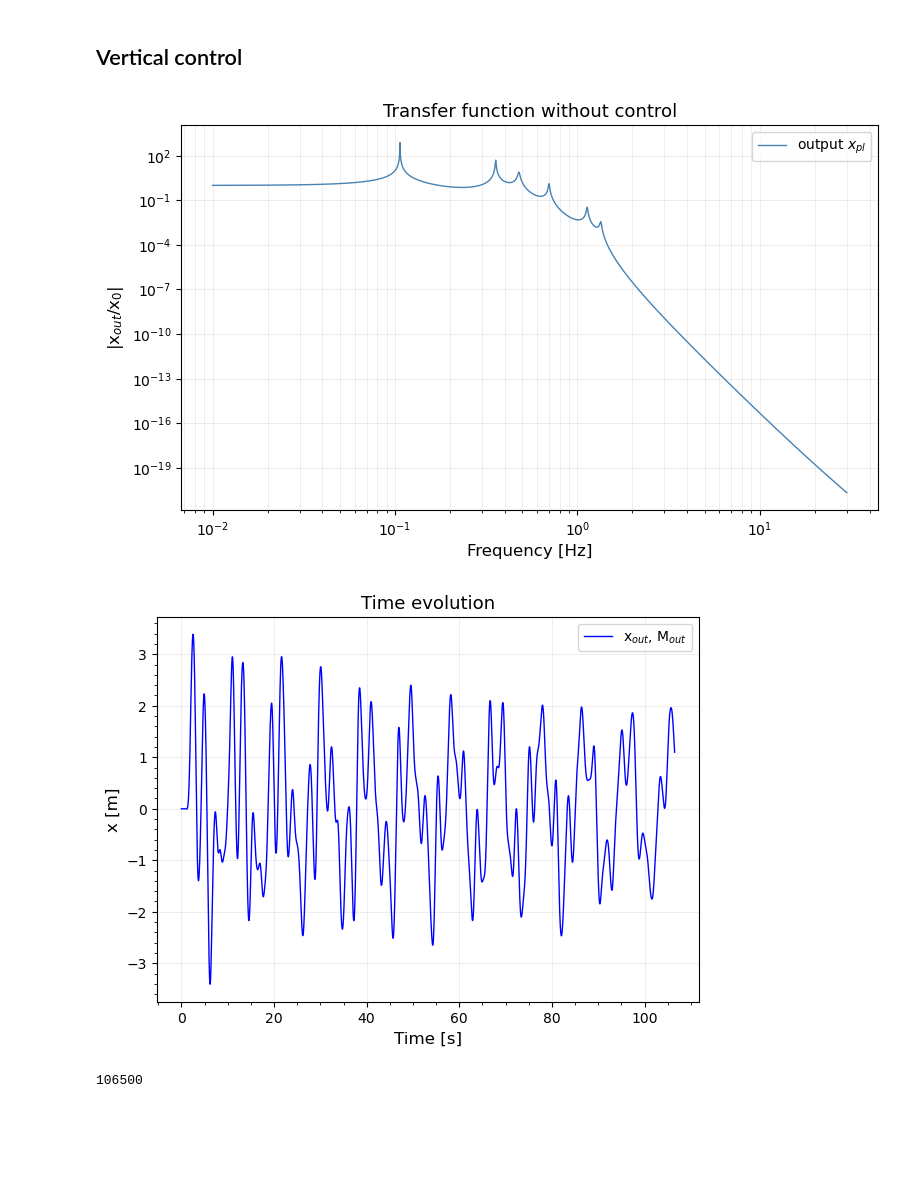
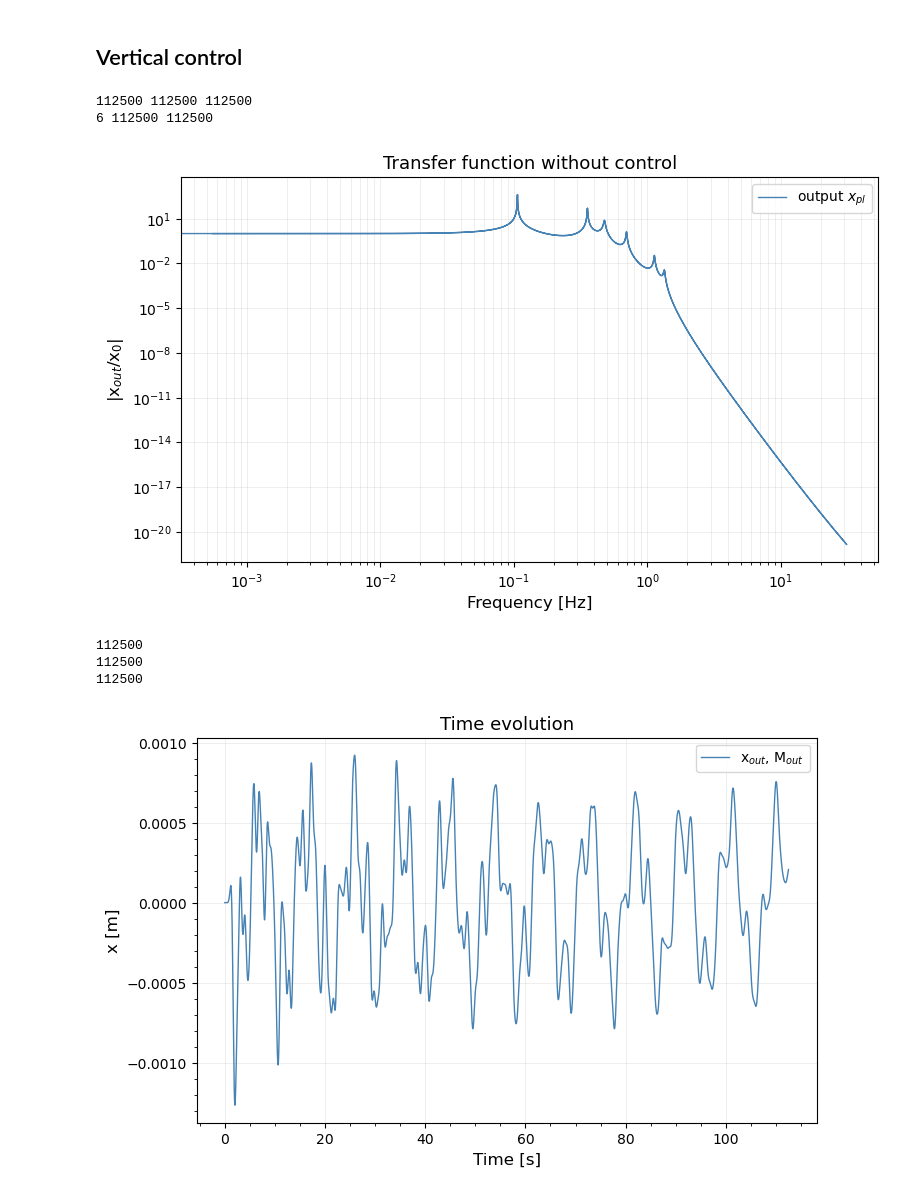
Before and after one commit to letiziapa/sa_v, a Jupyter notebook: first_trial.ipynb, the cells around one changed output. Saved outputs shown, nothing was run; the diff lists cells and outputs as text; code cells hidden in the pictures; blank space fills up the shorter version.

```diff
--- a/first_trial.ipynb
+++ b/first_trial.ipynb
@@ -94,2 +72,2 @@ units: um
 # %%
-seism.size
+seism = seism*1e-6
@@ -98,14 +74,10 @@ seism.size
 # %%
-# f = h5py.File['SR/V1:ENV_CEB_SEIS_V_dec']
-# seism = f['SR/V1:ENV_CEB_SEIS_V_dec'][:] #seismic data
-#seism = seism[2000:]  #remove the first 2000 samples?
-
 #constants
 nperseg = 2 ** 16 #samples per segment (useful for the PSD)
 T = 1800 #signal duration in seconds
 #T = 1768  #signal duration when first 2000 samples are removed
 # dt = 1/62.5 #sampling frequency
-t = np.linspace(0, T, len(seism)) #time vector
-
+#t = np.linspace(0, T, len(seism)) #time vector
+t = np.arange(0, T, 1/62.5)  # time vector based on the duration and sampling frequency
 #parameters from noControl.py to be used in the time evolution
 dt = 1e-3 #time step
@@ -138,12 +88,10 @@ plt.show()
 # b, a = signal.butter(order, Wn=high, btype='lowpass', output='ba', fs=62.5)
 # data_filtered = signal.filtfilt(b, a, seism[2000:])
 # %%
-seism = seism[2000:]
-f0_data = f0_data[2000:]
+ftransform = np.fft.fft(seism)
 
-ftransform = np.fft.fft(f0_data)
-
-frequencies = np.fft.fftfreq(len(f0_data), d = 1/62.5)
+frequencies = np.fft.fftfreq(len(seism), d = 1/62.5)
+half = len(frequencies) // 2 #half the length of the frequencies array
 
 X_f = np.zeros_like(ftransform, dtype=complex) #create an array of zeros with the same shape as V
 nonzero = frequencies != 0 #boolean mask: true if freq is not zero
@@ -159,5 +107,5 @@ At = np.fft.ifft(acc)
 
 #calculate the PSDs to plot the velocity and acceleration spectra
 fAcc, psdAcc = signal.welch(At.real, fs =62.5, window='hann', nperseg=nperseg)
-fVel, psdVel = signal.welch(f0_data, fs =62.5, window='hann', nperseg=nperseg)
+fVel, psdVel = signal.welch(seism, fs =62.5, window='hann', nperseg=nperseg)
 fZ, psdZ = signal.welch(zt.real, fs =62.5, window='hann', nperseg=nperseg)
@@ -300,8 +241,7 @@ def evolution(evol_method, Nt_step, dt, physical_params, signal_params,
             np.array(v5), np.array(v6), np.array(x1), np.array(x2),
             np.array(x3), np.array(x4), np.array(x5), np.array(x6))
 # %%
-Nt_step = At.size  # temporal steps
-dt = 1e-3
+Nt_step = 112500 # temporal steps
 
 # Parameters of the system
 gamma = [5, 5, 5, 5, 5]  # viscous friction coeff [kg/m*s]
@@ -310,10 +250,14 @@ K = [700, 1500, 3300, 1500, 3400, 564]  # spring constant [N/m]
 
 F = force_function
 
-#freq = np.loadtxt('freq.txt', unpack=True)
-#freq = np.arange(1e-2,1e1,0.0003)
-freq = np.linspace(1e-2, 3e1, 106500)
-wn = 2*np.pi*freq
+wn = 2*np.pi*frequencies
+tmax = Nt_step * dt
+tt_sim = np.arange(0, tmax, dt)
+
+# Interpolation
+interp_acc = interp1d(t, At, kind='linear', bounds_error=False, fill_value=0.0)
+At_interp = interp_acc(tt_sim)
+print(len(At),len(At_interp), len(tt_sim))
 
 #print(freq[7]-freq[6])   #0.0030517578125 Hz
 # Simulation
@@ -327,9 +271,15 @@ tt, v1, v2, v3, v4, v5, v6, x1, x2, x3, x4, x5, x6 = (
                         F, file_name = None))
 
 Tf, poles = TransferFunc(wn, *M, *K, *gamma)
+x6_interp = interp1d(tt_sim, x6, kind='linear', bounds_error=False, fill_value=0.0)(t)
+v6_interp = interp1d(tt_sim, v6, kind='linear', bounds_error=False, fill_value=0.0)(t)
 # Compute the magnitude of the transfer function
 #(modulus squared) square rooted
 H = (np.real(Tf) ** 2 + np.imag(Tf) ** 2) ** (1 / 2)
+print(len(Tf), len(H[5]), len(wn))
+# %% [output]
+112500 112500 112500
+6 112500 112500
 # %%
 fig = plt.figure(figsize=(9, 5))
 plt.title('Transfer function without control', size=13)
@@ -341,8 +291,16 @@ plt.grid(True, which='both', ls='-', alpha=0.3, lw=0.5)
 plt.minorticks_on()
 
 #plt.plot(freq, H[0], linestyle='-', linewidth=1, marker='', color='blue', label='output $x_1$')
-plt.plot(freq, H[5], linestyle='-', linewidth=1, marker='', color='steelblue', label='output $x_{pl}$')
+plt.plot(abs(frequencies), H[5], linestyle='-', linewidth=1, marker='', color='steelblue', label='output $x_{pl}$')
 plt.legend()
 plt.show()
 # %% [output]
-[figure, old version]
+[figure, new version]
+# %%
+print(len(H[5]))
+print(len(zt))
+print(len(x6))
+# %% [output]
+112500
+112500
+112500
@@ -349,23 +327,26 @@ plt.show()
 # %%
 # ------------------------------Plot time evolution------------------------#
 # # save time evol in a file (for the first and last mass)
 # np.savetxt(os.path.join(data_dir, 'timeEvol_noControl.txt'),
 #             np.column_stack((tt, x1, x6)), header='time[s], x1, x6')
 
-fig = plt.figure(figsize=(7, 5))
+fig = plt.figure(figsize=(8, 5))
 plt.title('Time evolution', size=13)
 plt.xlabel('Time [s]', size=12)
 plt.ylabel('x [m]', size=12)
 plt.grid(True, ls='-', alpha=0.3, lw=0.5)
 plt.minorticks_on()
 
 #plt.plot(tt, x1, linestyle='-', linewidth=1, marker='', color='steelblue', label='x1, M$_1$')
 #plt.plot(tt, x2, linestyle='-', linewidth=1, marker='', color='black', label='x2, M$_2$')
 #plt.plot(tt, x3, linestyle='-', linewidth=1, marker='', color='red', label='x3, M$_3$')
 #plt.plot(tt, x4, linestyle='-', linewidth=1, marker='', color='green', label='x4, M$_4$')
 #plt.plot(tt, x5, linestyle='-', linewidth=1, marker='', color='darkmagenta', label='x7, M$_7$')
-plt.plot(tt, x6, linestyle='-', linewidth=1, marker='',color='blue', label='x$_{out}$, M$_{out}$') #ultima massa
+plt.plot(tt, x6, linestyle='-', linewidth=1, marker='',color='steelblue', label='x$_{out}$, M$_{out}$') #ultima massa
+#plt.plot(t, x6_interp, linestyle='-', linewidth=1, marker='',color='green', label='x$_{out}$, M$_{out}$', alpha = 0.7) #ultima massa
+
+#plt.plot(tt_data, v6_interp, linestyle='--', linewidth=1, marker='', color='darkorange', label='x$_{out}$, M$_{out}$ (transfer function)')
 plt.legend()
 plt.show()
 # %% [output]
-[figure, old version]
+[figure, new version]
@@ -374,4 +352,0 @@ xf_in = np.fft.fft(zt)
-# %%
-xf_in.size
-# %% [output]
-106500
```
Also changed, not shown: parts of 37 cells of this notebook.
